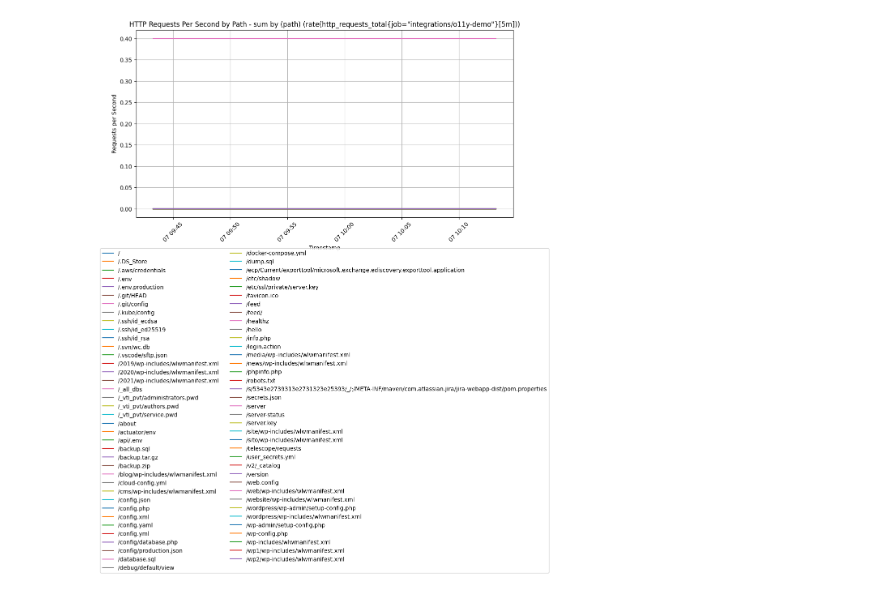
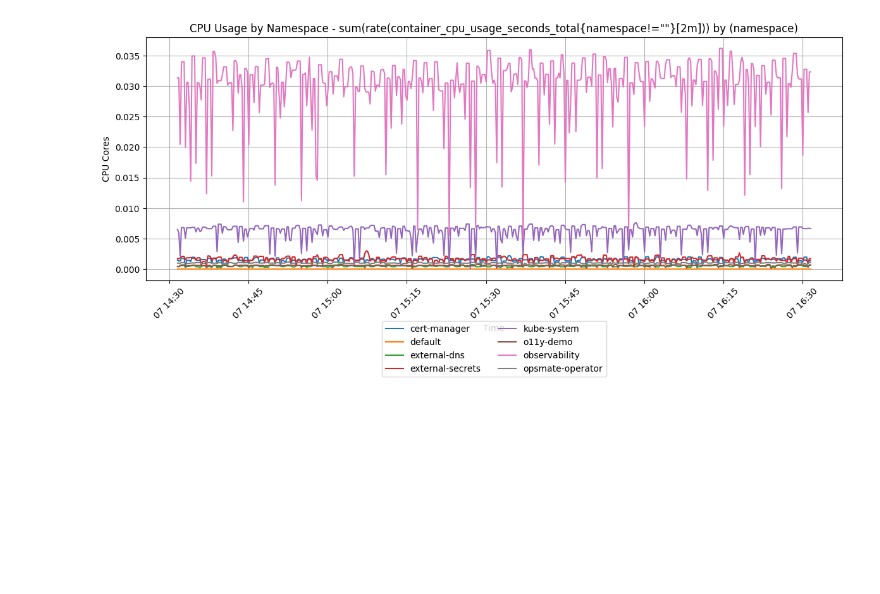
Before and after one commit to opsmate-ai/opsmate, a Jupyter notebook: docs/experiments/prometheus.ipynb, the cells around one changed output. Drawn from its saved outputs; the diff is of its cells as text; code cells hidden in the pictures; blank space fills up the shorter version.

```diff
--- a/docs/experiments/prometheus.ipynb
+++ b/docs/experiments/prometheus.ipynb
@@ -9,7 +9,7 @@ import os
 # dbconn = await aconn()
 
 tool = PrometheusTool(
-    natural_language_query="http request per seconds break down by path for the o11y demo app over the past 30mins"
+    natural_language_query="cpu usage break down by namespace over the past 2 hours"
 )
 
 await tool.run(context={
@@ -30 +26 @@ Linear Dim set to: 96 for downcasting
-[figure, old version]
+[figure, new version]
```
Also changed, not shown: parts of 1 cell of this notebook, 9 other files.
